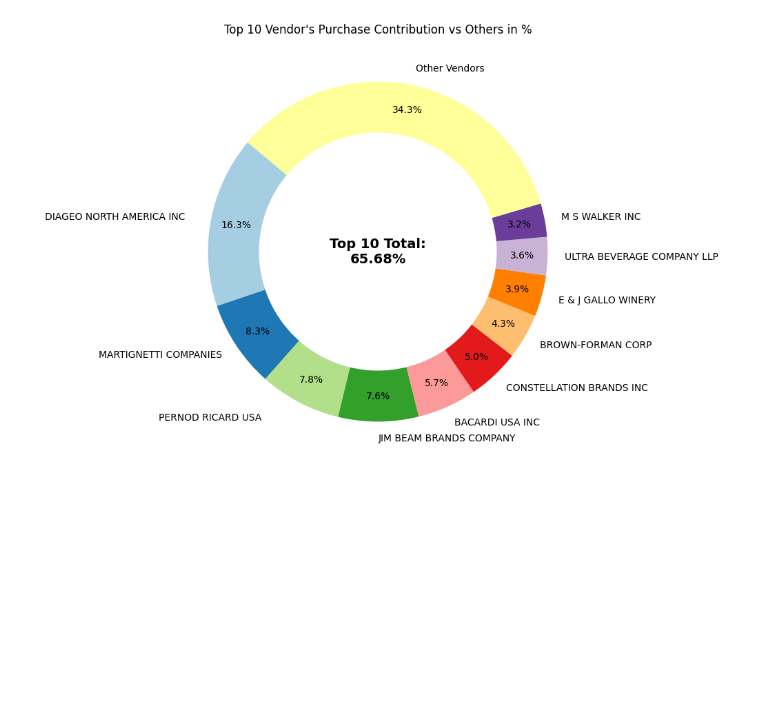
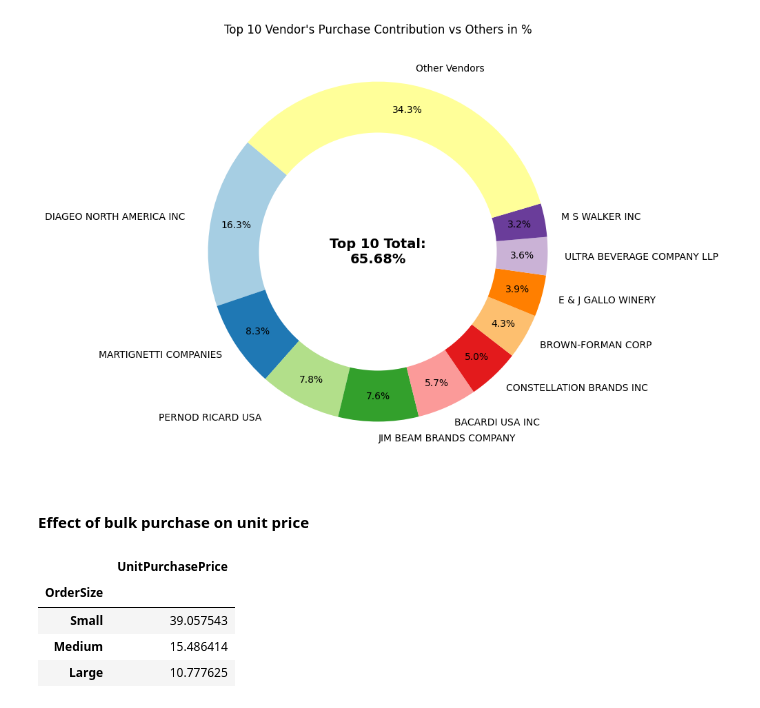
Before and after one commit to fahim-ysr/Vendor-Performance-Analysis, a Jupyter notebook: Exploratory Data Analysis.ipynb, the cells around one changed output. Saved outputs shown, nothing was run; the diff lists cells and outputs as text; code cells hidden in the pictures; blank space fills up the shorter version.

```diff
--- a/Exploratory Data Analysis.ipynb
+++ b/Exploratory Data Analysis.ipynb
@@ -514,3 +514,5 @@ plt.title("Top 10 Vendor's Purchase Contribution vs Others in %")
 plt.show()
 # %% [output]
 [figure]
+# %% [markdown]
+#### Effect of bulk purchase on unit price
@@ -516,0 +525,10 @@ plt.show()
+# %%
+# Finding average unit purchase price for each category
+
+df.groupby("OrderSize")[["UnitPurchasePrice"]].mean()
+# %% [output]
+|  | UnitPurchasePrice |
+| OrderSize |  |
+| Small | 39.057543 |
+| Medium | 15.486414 |
+| Large | 10.777625 |
```
Also changed, not shown: parts of 6 cells of this notebook.
